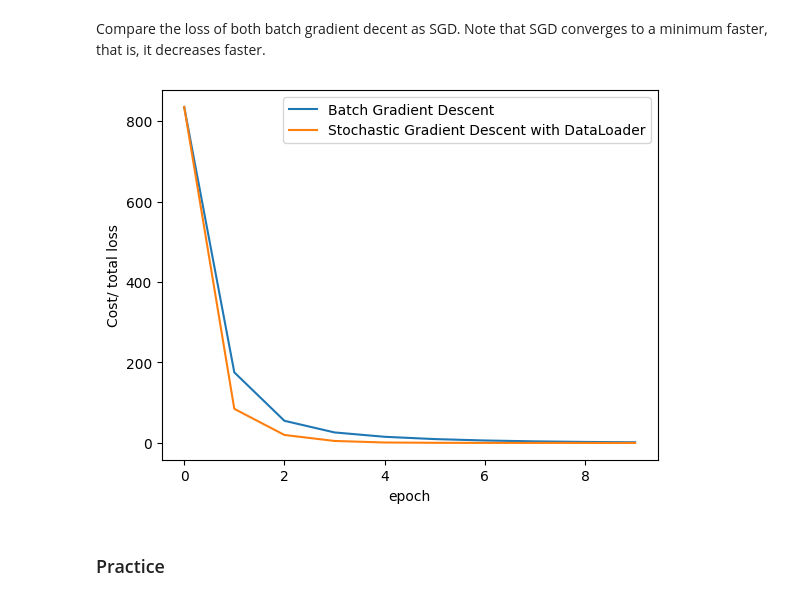
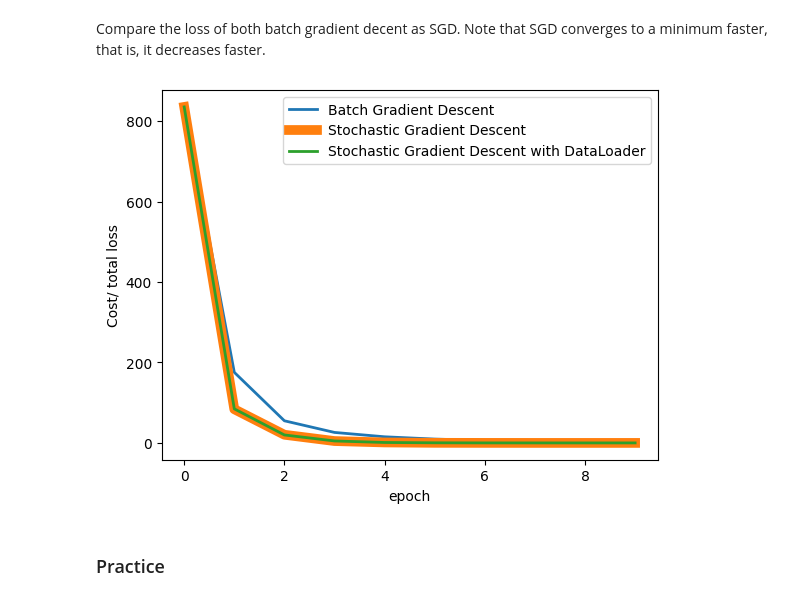
Before and after one commit to Brinkley97/tutorial-coding_languages_and_libraries, a Jupyter notebook: py_torch/coursera/3.1_stochastic_gradient_descent_v3.ipynb, the cells around one changed output. Drawn from its saved outputs; the diff is of its cells as text; code cells hidden in the pictures.

Commit message:
plotting BGD vs SGD vs SGD with DataLoader

```diff
--- a/py_torch/coursera/3.1_stochastic_gradient_descent_v3.ipynb
+++ b/py_torch/coursera/3.1_stochastic_gradient_descent_v3.ipynb
@@ -507,14 +731,15 @@ Compare the loss of both batch gradient decent as SGD. Note that SGD converges t
 # %%
 # Plot the LOSS_BGD and LOSS_Loader
 
-plt.plot(LOSS_BGD,label="Batch Gradient Descent")
-plt.plot(LOSS_Loader,label="Stochastic Gradient Descent with DataLoader")
+plt.plot(LOSS_BGD,label="Batch Gradient Descent", linewidth=2)
+plt.plot(LOSS_SGD,label = "Stochastic Gradient Descent", linewidth=7)
+plt.plot(LOSS_Loader,label="Stochastic Gradient Descent with DataLoader", linewidth=2)
 plt.xlabel('epoch')
 plt.ylabel('Cost/ total loss')
 plt.legend()
 plt.show()
 # %% [output]
-[figure, old version]
+[figure, new version]
 # %% [markdown]
 <h3>Practice</h3>
 # %% [markdown]
```
Also changed, not shown: parts of 8 cells of this notebook.
